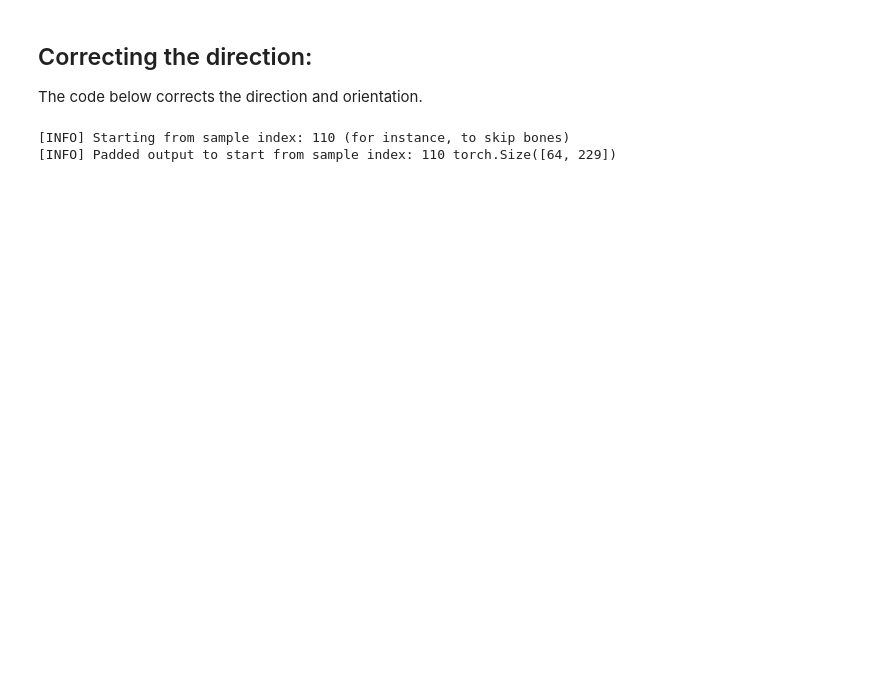
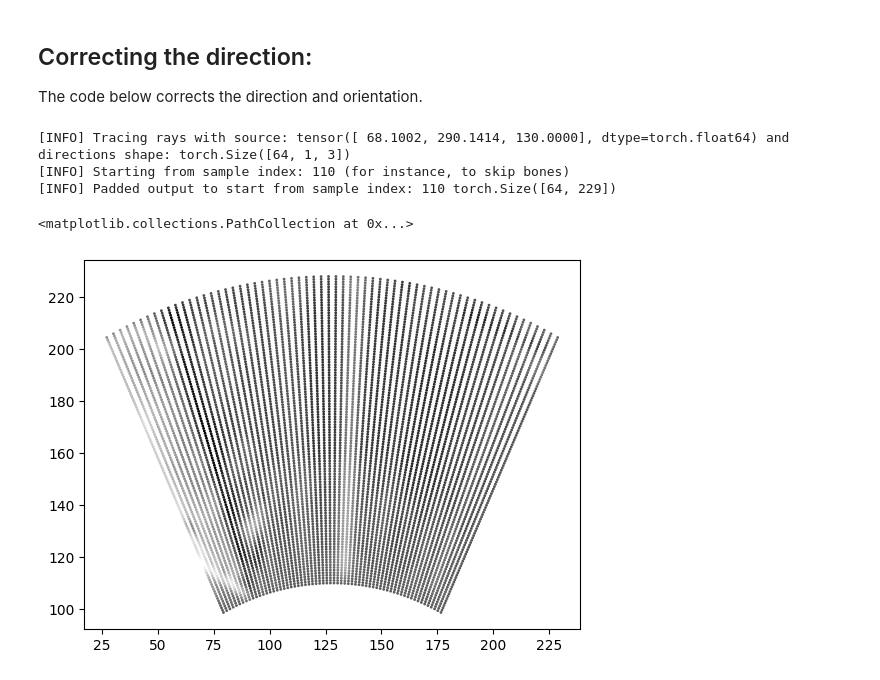
Before and after one commit to gduguey/DiffUS, a Jupyter notebook: notebooks/[DEMO] Train MRI to Impedance MLP.ipynb, the cells around one changed output. Saved outputs shown, nothing was run; the diff lists cells and outputs as text; code cells hidden in the pictures; blank space fills up the shorter version.

```diff
--- a/notebooks/[DEMO] Train MRI to Impedance MLP.ipynb
+++ b/notebooks/[DEMO] Train MRI to Impedance MLP.ipynb
@@ -668,17 +669,28 @@ USM.train_step(
 ## Correcting the direction:
 The code below corrects the direction and orientation.
 # %%
+# FLIPPED DIRECTIONS, PROBABLY ACTUALLY NOT NEEDED
 out_2 = model_one.training_forward(
     renderer=renderer_one,
     x=torch.Tensor(T1_vol),
     source=torch.tensor(apex_mri_world),
-    directions=directions,
+    directions=directions.flip(0),
     angle=np.degrees(opening_angle)/2,
     start=110
 )
+
+plt.scatter(
+    out_2[0].flatten().numpy(),
+    out_2[1].flatten().numpy(),
+    c=out_2[2].flatten().detach().numpy(),
+    cmap='gray', s=1
+)
 # %% [output]
+[INFO] Tracing rays with source: tensor([ 68.1002, 290.1414, 130.0000], dtype=torch.float64) and directions shape: torch.Size([64, 1, 3])
 [INFO] Starting from sample index: 110 (for instance, to skip bones)
 [INFO] Padded output to start from sample index: 110 torch.Size([64, 229])
+<matplotlib.collections.PathCollection at 0x...>
+[figure, added]
 # %%
 x,z, intensities = out_2
 x = x.detach()
```
Also changed, not shown: parts of 14 cells of this notebook, 1 other file.
